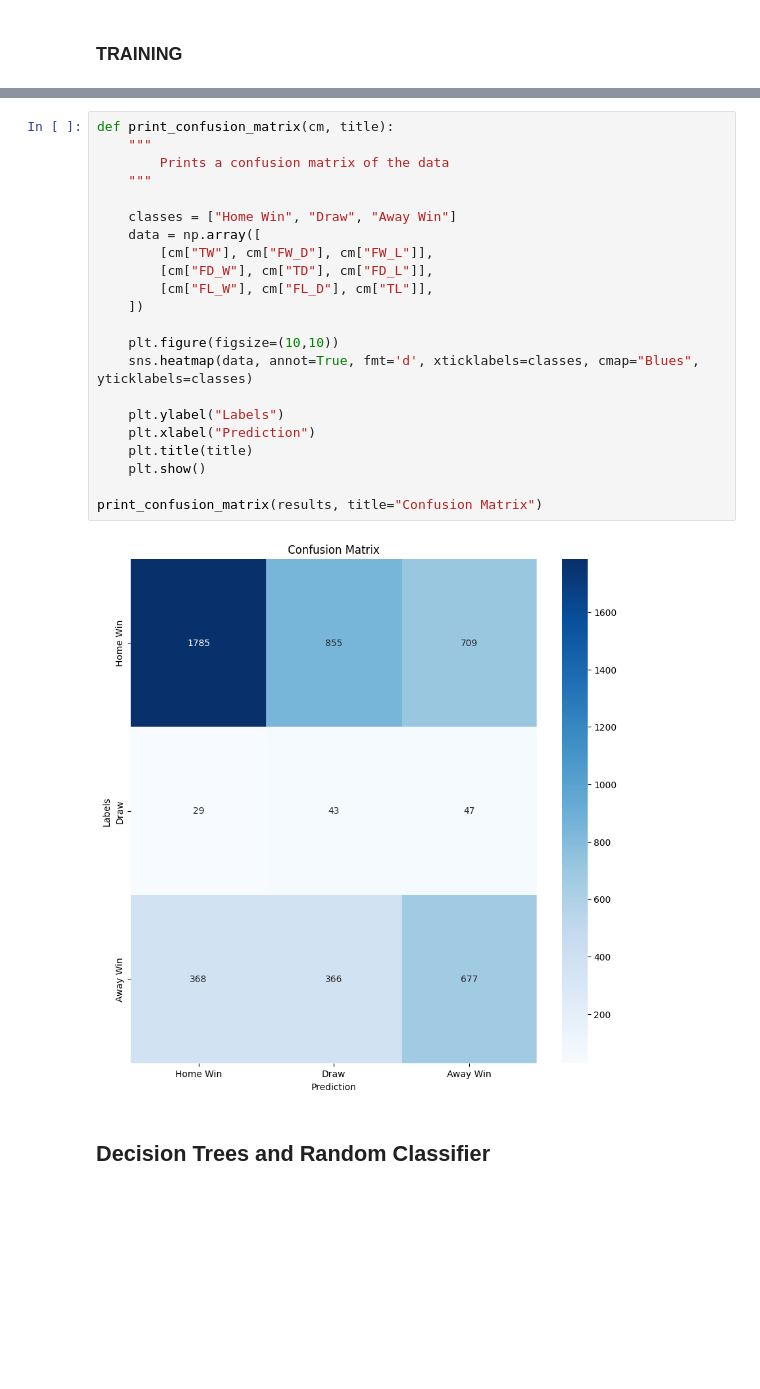
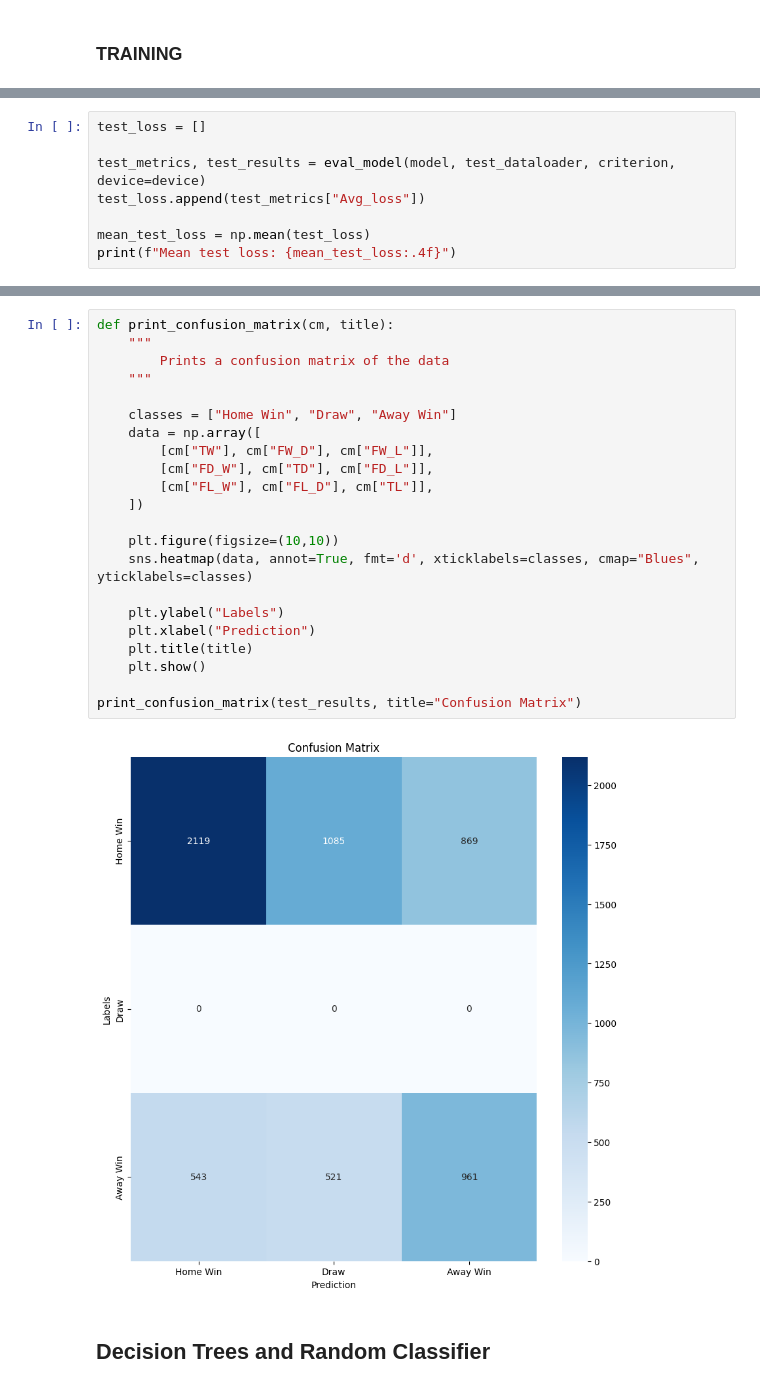
Before and after one commit to grimaldiTob/Football-Match-Predictor, a Jupyter notebook: match_predictor.ipynb, the cells around one changed output, grey strips where cells are left out. Saved outputs shown, nothing was run; the diff lists cells and outputs as text; blank space fills up the shorter version.

Commit message:
added model test

```diff
--- a/match_predictor.ipynb
+++ b/match_predictor.ipynb
@@ -793,0 +797,8 @@ Best loss of the training: 622.3841
+# %%
+test_loss = []
+
+test_metrics, test_results = eval_model(model, test_dataloader, criterion, device=device)
+test_loss.append(test_metrics["Avg_loss"])
+
+mean_test_loss = np.mean(test_loss)
+print(f"Mean test loss: {mean_test_loss:.4f}")
@@ -794,27 +807,27 @@ Best loss of the training: 622.3841
 # %%
 def print_confusion_matrix(cm, title):
     """
         Prints a confusion matrix of the data
     """
 
     classes = ["Home Win", "Draw", "Away Win"]
     data = np.array([
         [cm["TW"], cm["FW_D"], cm["FW_L"]],
         [cm["FD_W"], cm["TD"], cm["FD_L"]],
         [cm["FL_W"], cm["FL_D"], cm["TL"]],
     ])
 
     plt.figure(figsize=(10,10))
     sns.heatmap(data, annot=True, fmt='d', xticklabels=classes, cmap="Blues", yticklabels=classes)
 
     plt.ylabel("Labels")
     plt.xlabel("Prediction")
     plt.title(title)
     plt.show()
 
-print_confusion_matrix(results, title="Confusion Matrix")
+print_confusion_matrix(test_results, title="Confusion Matrix")
 # %% [output]
-[figure, old version]
+[figure, new version]
 # %% [markdown]
 ## Decision Trees and Random Classifier
 # %%
```
Also changed, not shown: parts of 11 cells of this notebook.
